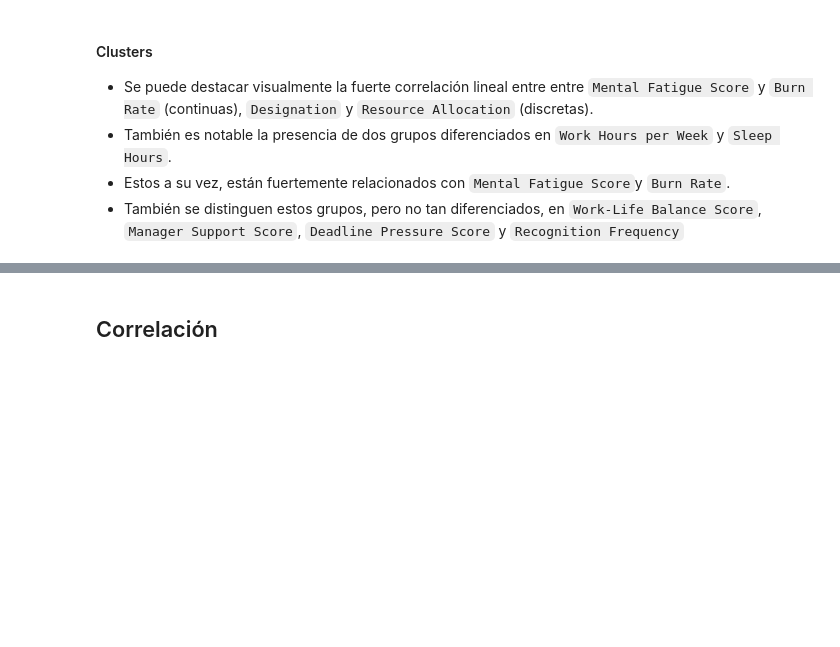
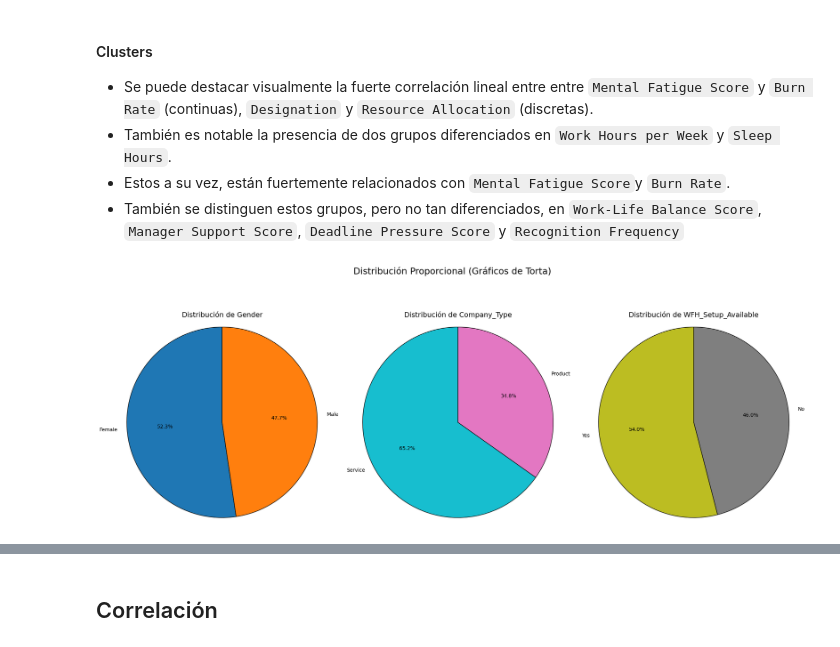
Before and after one commit to ferkrodriguez98/mlops2_ceia, a Jupyter notebook: EDA.ipynb, the cells around one changed output, grey strips where cells are left out. Saved outputs shown, nothing was run; the diff lists cells and outputs as text; code cells hidden in the pictures; blank space fills up the shorter version.

Commit message:
Docs: agrego algunos gráficos y conclusiones al EDA

```diff
--- a/EDA.ipynb
+++ b/EDA.ipynb
@@ -167,0 +230,47 @@ sns.pairplot(df[numerical_cols])
+# %%
+# 1. Definir los tipos de columnas a visualizar
+# Variables para Pie Chart
+pie_cols = ['Gender', 'Company_Type', 'WFH_Setup_Available']
+
+# Variables Ordinales/Categóricas (para Count Plot)
+categorical_cols = [
+    'Designation', 'Work-Life_Balance_Score', 'Manager_Support_Score',
+    'Deadline_Pressure_Score', 'Recognition_Frequency'
+]
+
+# Columnas Numéricas/Continuas (para Histograma)
+numerical_cols = [
+    'Resource_Allocation', 'Mental_Fatigue_Score', 'Burn_Rate',
+    'Years_in_Company', 'Work_Hours_per_Week', 'Sleep_Hours', 'Team_Size'
+]
+
+# GRÁFICOS DE TORTA (Pie Charts)
+fig_pie, axes_pie = plt.subplots(1, 3, figsize=(20, 7))
+fig_pie.suptitle('Distribución Proporcional (Gráficos de Torta)', fontsize=18, y=1.05)
+
+colors_list = [['#1f77b4', '#ff7f0e', '#2ca02c'], ['#17becf', '#e377c2'], ['#bcbd22', '#7f7f7f']]
+
+for i, col in enumerate(pie_cols):
+    ax = axes_pie[i]
+
+    # Calcular el conteo de valores y etiquetas
+    counts = df[col].value_counts()
+    labels = counts.index.tolist()
+    values = counts.values.tolist()
+
+    # Generar el Pie Chart
+    ax.pie(
+        values,
+        labels=labels,
+        autopct='%1.1f%%', # Mostrar porcentaje con un decimal
+        startangle=90,
+        colors=colors_list[i],
+        wedgeprops={'edgecolor': 'black'}
+    )
+    ax.axis('equal') # Asegura que el gráfico sea un círculo
+    ax.set_title(f'Distribución de {col}', fontsize=14)
+
+plt.tight_layout(rect=[0, 0, 1, 0.95])
+plt.show()
+# %% [output]
+[figure, added]
```
Also changed, not shown: parts of 15 cells of this notebook.
